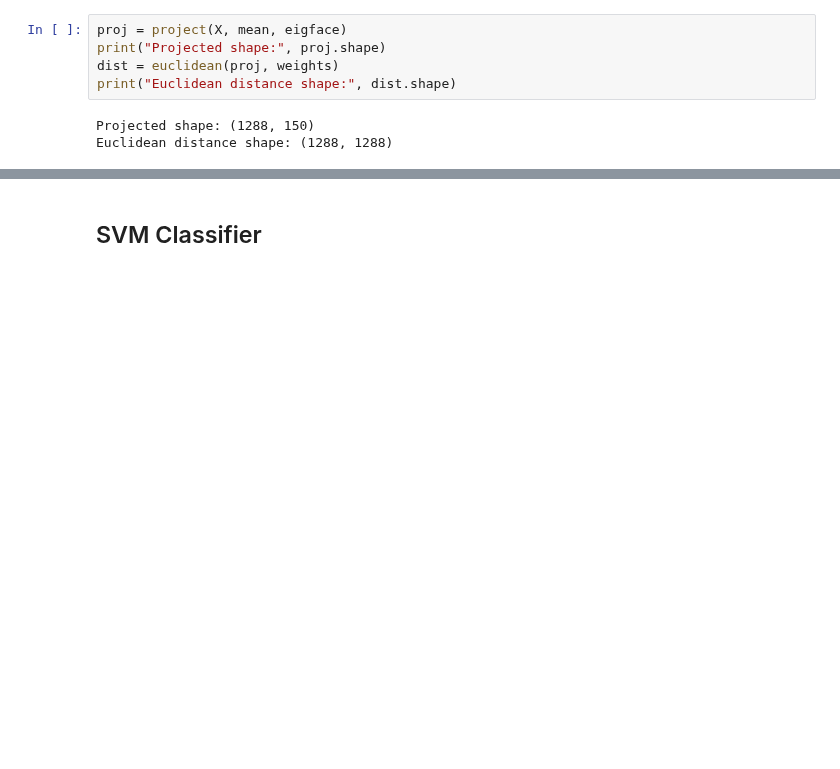
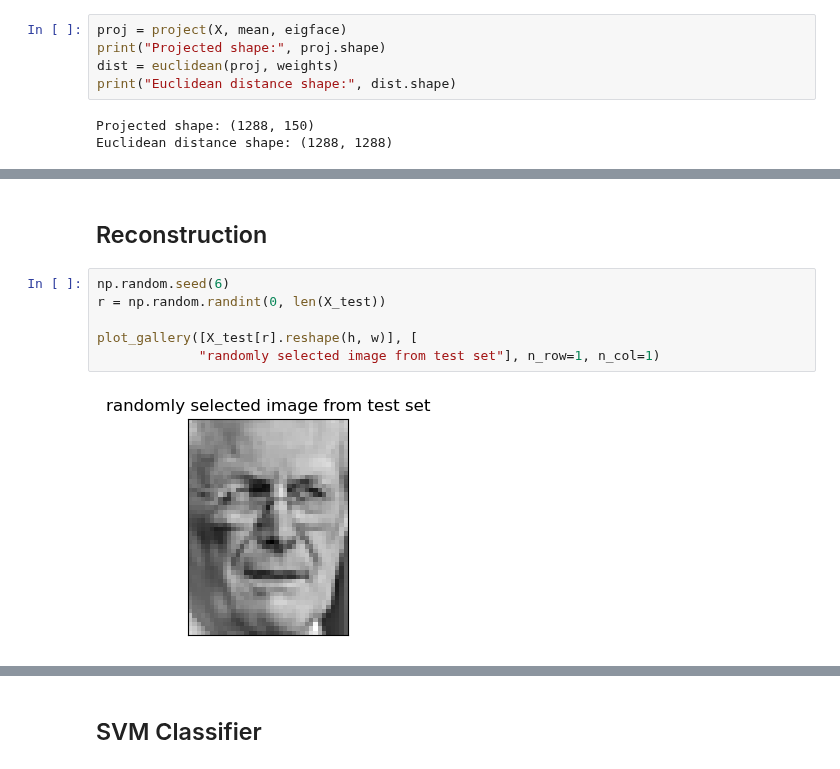
Before and after one commit to HeroLink/comp7404c-eigenfaces, a Jupyter notebook: jupyter/eigenfaces.ipynb, the cells around one changed output, grey strips where cells are left out. Cells and saved outputs as stored; diff of their text form; blank space fills up the shorter version.

```diff
--- a/jupyter/eigenfaces.ipynb
+++ b/jupyter/eigenfaces.ipynb
@@ -160 +159,11 @@ Gerhard Schroeder       0.37      0.40      0.38        25
 [figure]
+# %% [markdown]
+## Reconstruction
+# %%
+np.random.seed(6)
+r = np.random.randint(0, len(X_test))
+
+plot_gallery([X_test[r].reshape(h, w)], [
+             "randomly selected image from test set"], n_row=1, n_col=1)
+# %% [output]
+[figure, added]
```
Also changed, not shown: parts of 46 cells of this notebook, 1 other file.
